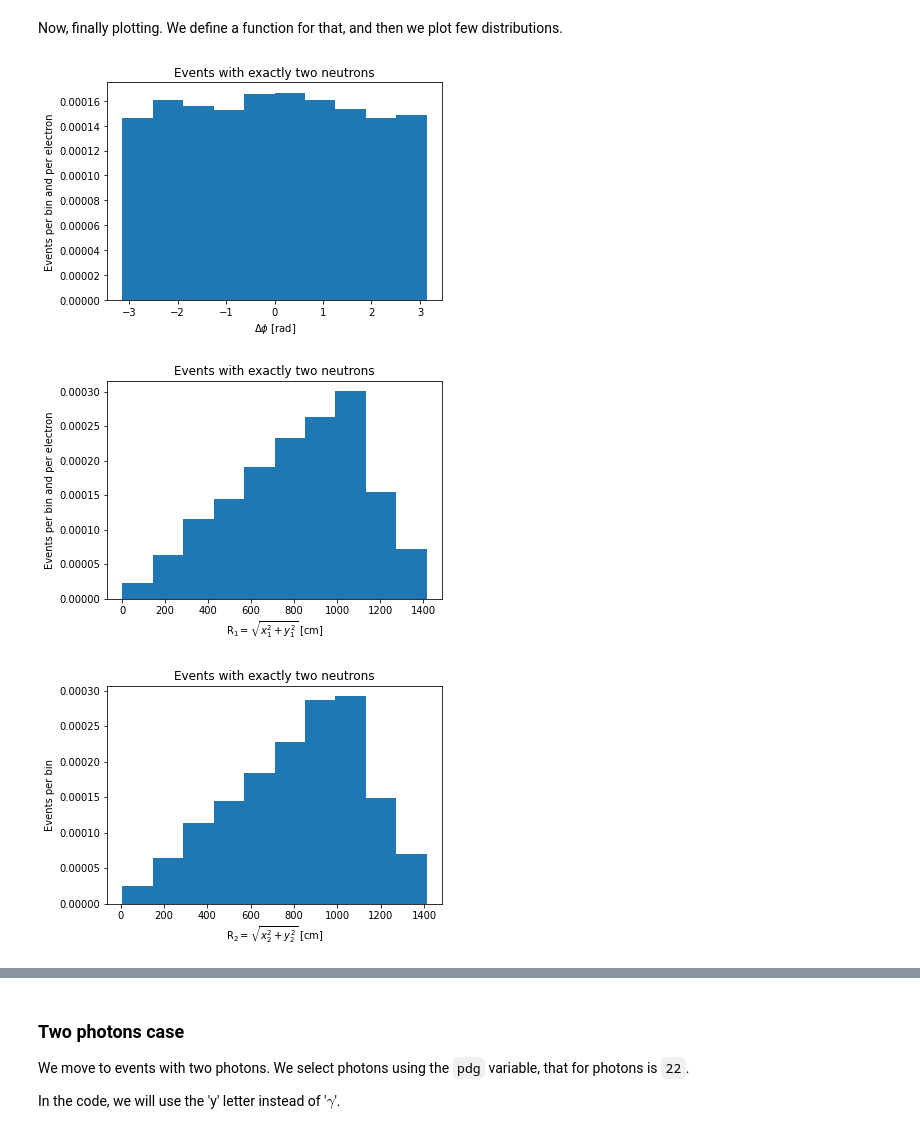
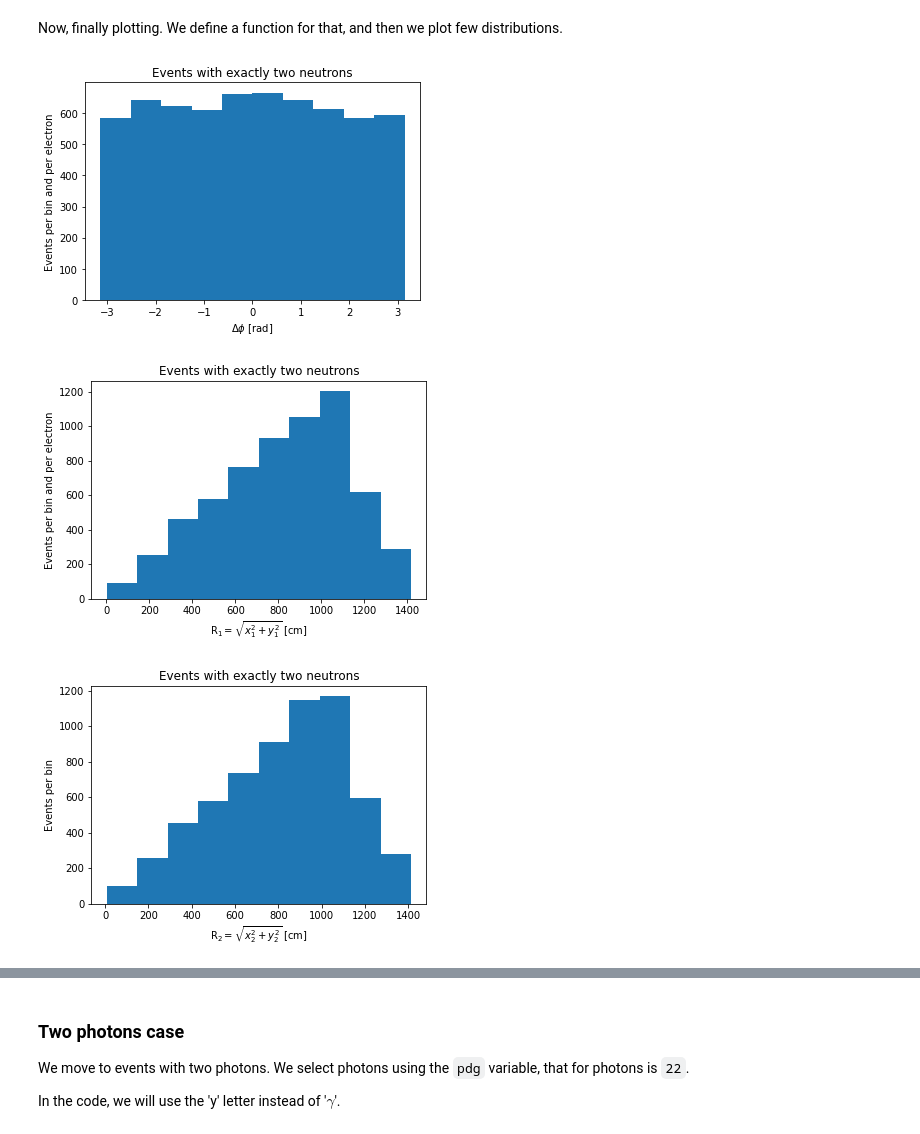
Before and after one commit to NTrevisani/LUXE-NPOD, a Jupyter notebook: Test1.ipynb, the cells around one changed output, grey strips where cells are left out. Drawn from its saved outputs; the diff is of its cells as text; code cells hidden in the pictures.

Commit message:
more automated code and energy threshold

```diff
--- a/Test1.ipynb
+++ b/Test1.ipynb
@@ -78,23 +81,29 @@ files_list = [
+# %%
+# Define the phase and laser properties to study. Call it 'era'
+era = 'phase0_e0ppw_3_0'
+
+# These are our global variables
+opening_list  = variablesDic[era]['opening_list']
+output_folder = variablesDic[era]['output_folder']
+BX            = variablesDic[era]['BX']
+
+# The energy cut does not depend on the phase, but on the detector: it is always the same.
+# Since we cannot detect particles with energy below 'energy_cut' in any case, should we
+# already cut them when we load the files?
+energy_cut = 0.5 # GeV
 # %% [markdown]
 Read all the files at the same time. To reduce the memory needed, we load them one by one, selecting only events with the correct detid. We then concatenate the data frames associated to each file.
 # %%
-opening_list = [
-    phase0_folder + "e0ppw_3_0_0_particles_g4.root:Tracks",
-    phase0_folder + "e0ppw_3_0_1_particles_g4.root:Tracks",
-    phase0_folder + "e0ppw_3_0_2_particles_g4.root:Tracks",
-    phase0_folder + "e0ppw_3_0_3_particles_g4.root:Tracks",
-]
-
-# df=pd.DataFrame()
+# df=pd.DataFrame()º
 Tracks = uproot.open(opening_list[0])
 df_tmp = Tracks.arrays(["E", "pdg","detid","weight","theta","phi","vtxx","vtxy","vtxz","px","py","pz","x","y","z"], library="pd")
-df_bsm = df_tmp[df_tmp["detid"]==9000]
+df_bsm = df_tmp[(df_tmp["detid"]==9000) & (df_tmp["E"]>energy_cut)]
 df_bsm.head(10)
 
 for i in range(1, len(opening_list)):
     Tracks = uproot.open(opening_list[i])
     df_tmp = Tracks.arrays(["E", "pdg","detid","weight","theta","phi","vtxx","vtxy","vtxz","px","py","pz","x","y","z"], library="pd")
-    df_tmp_bsm = df_tmp[df_tmp["detid"]==9000]
+    df_tmp_bsm = df_tmp[(df_tmp["detid"]==9000) & (df_tmp["E"]>energy_cut)]
     df_bsm.append(df_tmp_bsm)
 # %% [markdown]
 ## Background studies
@@ -286,5 +287,5 @@ def inv_mass(E_1, px_1, py_1, pz_1,
 # %%
 # Dirty trick to have the first and second particles: create two separate dataframes
 # with the first and second subentry
-df_bsm_nn_first  = df_bsm_nn.groupby('entry').nth(0)
-df_bsm_nn_second = df_bsm_nn.groupby('entry').nth(1)
+df_bsm_nn_first  = df_bsm_two_n.groupby('entry').nth(0)
+df_bsm_nn_second = df_bsm_two_n.groupby('entry').nth(1)
@@ -374,7 +365,7 @@ Now, finally plotting. We define a function for that, and then we plot few distr
 import matplotlib.pyplot as plt
 import sys,os
 
-def plot_histo(df, variable, weight=1, title="", x_label="", y_label="", file_name=None, folder_name=None, file_format="png"):
+def plot_histo(df, variable, weight=1, bins=10, title="", x_label="", y_label="", file_name=None, folder_name=None, file_format="png"):
     """Plots distributions from a dataframe
 
     df: input dataframe
@@ -389,7 +380,8 @@ def plot_histo(df, variable, weight=1, title="", x_label="", y_label="", file_na
     """
 
     # Prepare histogram
-    df[variable].plot(kind='hist', weights=weight)
+    # df[variable].plot(kind='hist', weights=weight)
+    plt.hist(df[variable], bins=bins)
     plt.title(title)
     plt.xlabel(x_label)
     plt.ylabel(y_label)
@@ -405,36 +397,39 @@ def plot_histo(df, variable, weight=1, title="", x_label="", y_label="", file_na
 # %%
 # Delta-phi(n,n)
 plot_histo(df_nn_kinematics, 'delta_phi',
-           weight      = df_nn_kinematics['weight']/(4*1.5e9),
+           weight      = df_nn_kinematics['weight']/(BX*1.5e9),
+           bins        = 10,
            title       = "Events with exactly two neutrons",
            x_label     = r"$\Delta \phi$ [rad]",
            y_label     = "Events per bin and per electron",
            file_name   = "delta_phi_nn",
-           folder_name = "e0ppw_3_0")
+           folder_name = output_folder)
 # %% [output]
-[figure, old version]
+[figure, new version]
 # %%
 # r_1: distance of first neutron from the center of the detector
 plot_histo(df_nn_kinematics, 'r_1',
-           weight      = df_nn_kinematics['weight']/(4*1.5e9),
+           weight      = df_nn_kinematics['weight']/(BX*1.5e9),
+           bins        = 10,
            title       = "Events with exactly two neutrons",
            x_label     = "R$_1 = \sqrt{x_1^2 + y_1^2}$ [cm]",
            y_label     = "Events per bin and per electron",
            file_name   = "r_1_nn",
-           folder_name = "e0ppw_3_0")
+           folder_name = output_folder)
 # %% [output]
-[figure, old version]
+[figure, new version]
 # %%
 # r_2: distance of second neutron from the center of the detector
 plot_histo(df_nn_kinematics, 'r_2',
-           weight      = df_nn_kinematics['weight']/(4*1.5e9),
+           weight      = df_nn_kinematics['weight']/(BX*1.5e9),
+           bins        = 10,
            title       = "Events with exactly two neutrons",
            x_label     = "R$_2 = \sqrt{x_2^2 + y_2^2}$ [cm]",
            y_label     = "Events per bin",
            file_name   = "r_2_nn",
-           folder_name = "e0ppw_3_0")
+           folder_name = output_folder)
 # %% [output]
-[figure, old version]
+[figure, new version]
 # %%
 # m_nn: invariant mass of the two neutrons system
 plot_histo(df_nn_kinematics, 'm_nn',
```
Also changed, not shown: parts of 38 cells of this notebook.
